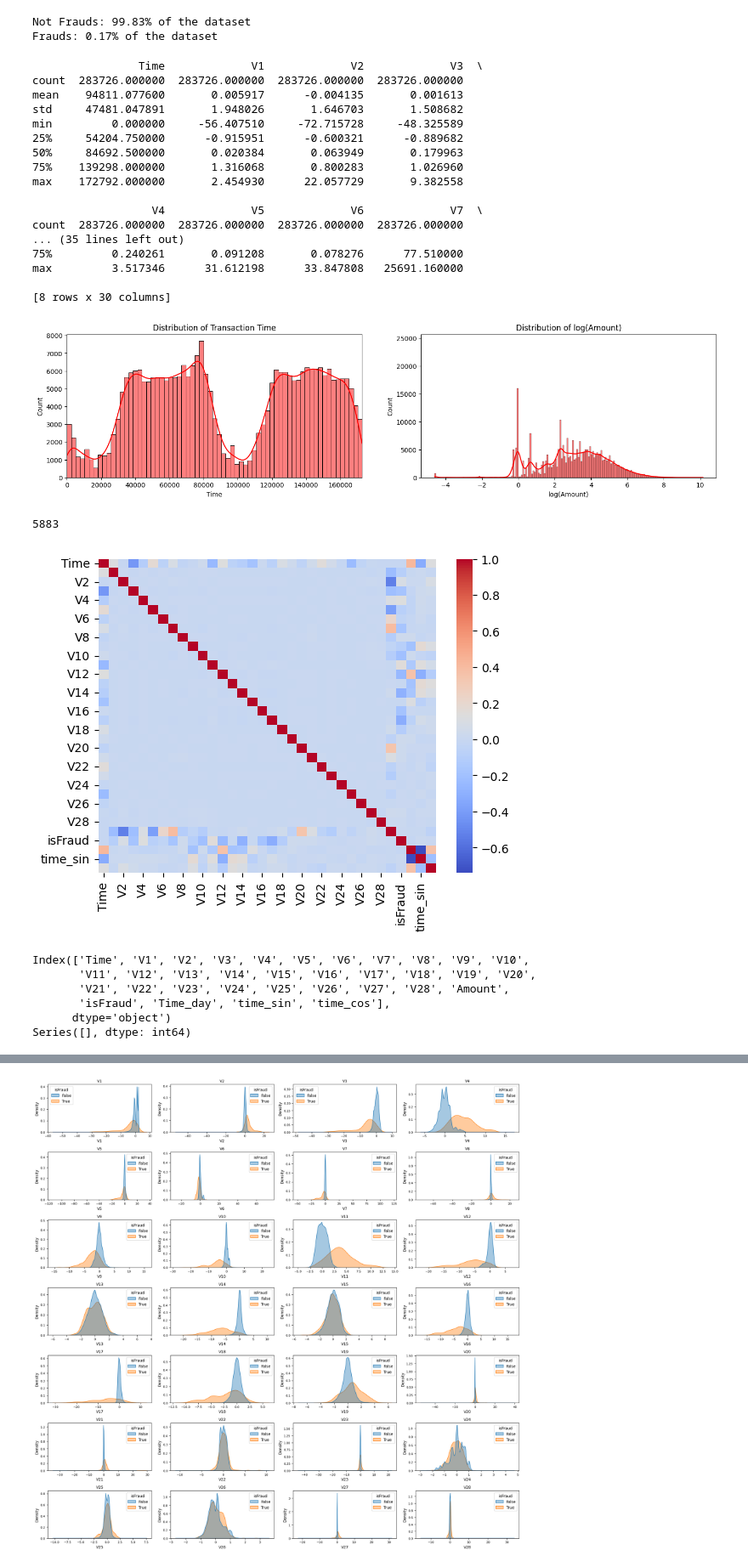
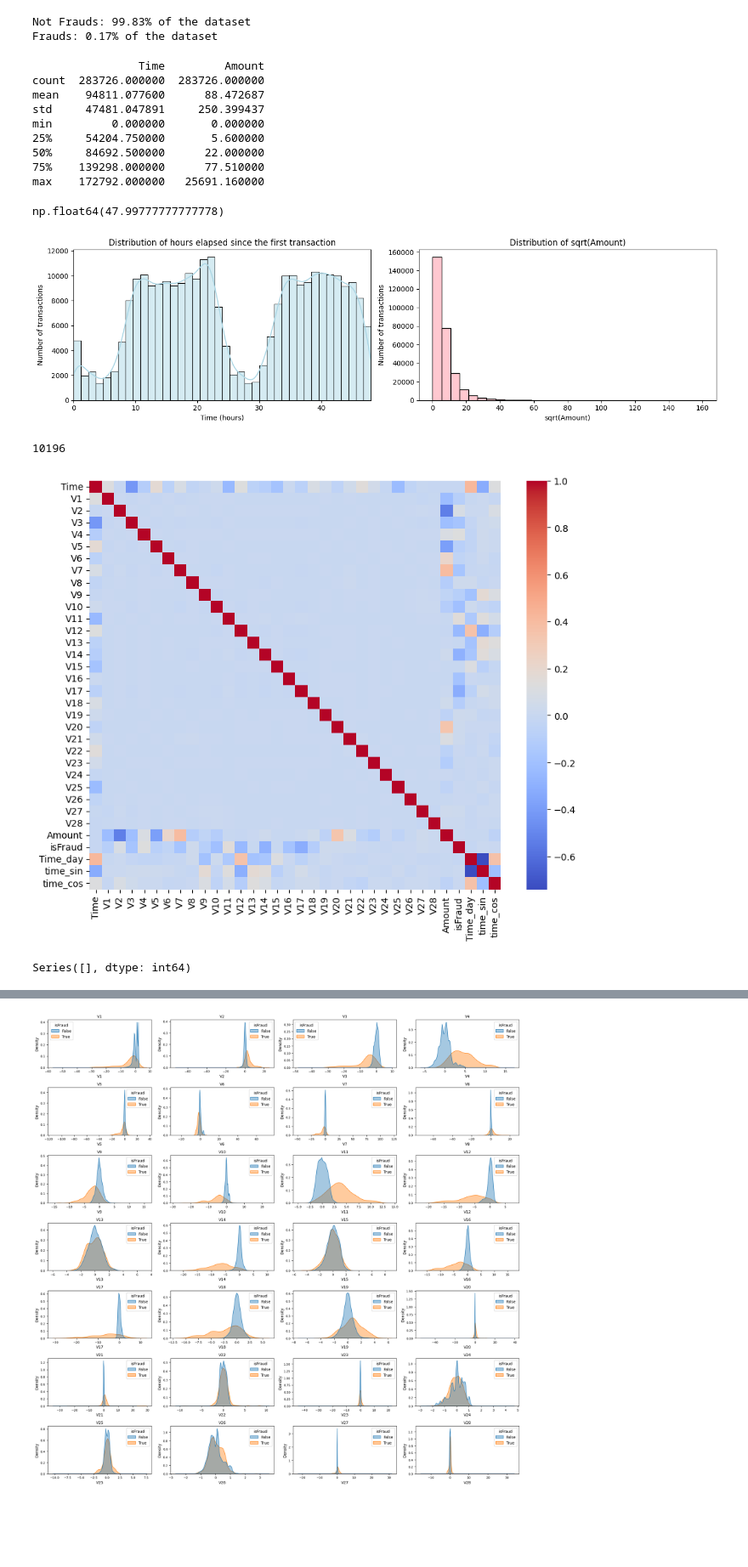
Before and after one commit to jdzuniga/fraud-detection, a Jupyter notebook: notebooks/exploration.ipynb, the cells around one changed output, grey strips where cells are left out. Shown at 85% size. Drawn from its saved outputs; the diff is of its cells as text; code cells hidden in the pictures; blank space fills up the shorter version.

```diff
--- a/notebooks/exploration.ipynb
+++ b/notebooks/exploration.ipynb
@@ -65,46 +65,45 @@ print("Frauds: {:.2f}% of the dataset".format(fraud_percentage.iloc[1]))
 Not Frauds: 99.83% of the dataset
 Frauds: 0.17% of the dataset
 # %%
-print(data.describe())
+print(data[["Time", "Amount"]].describe())
 # %% [output]
-                Time             V1             V2             V3  \
-count  283726.000000  283726.000000  283726.000000  283726.000000
-mean    94811.077600       0.005917      -0.004135       0.001613
-std     47481.047891       1.948026       1.646703       1.508682
-min         0.000000     -56.407510     -72.715728     -48.325589
-25%     54204.750000      -0.915951      -0.600321      -0.889682
-50%     84692.500000       0.020384       0.063949       0.179963
-75%    139298.000000       1.316068       0.800283       1.026960
-max    172792.000000       2.454930      22.057729       9.382558
-
-                  V4             V5             V6             V7  \
-count  283726.000000  283726.000000  283726.000000  283726.000000
-... (35 lines left out)
-75%         0.240261       0.091208       0.078276      77.510000
-max         3.517346      31.612198      33.847808   25691.160000
-
-[8 rows x 30 columns]
+                Time         Amount
+count  283726.000000  283726.000000
+mean    94811.077600      88.472687
+std     47481.047891     250.399437
+min         0.000000       0.000000
+25%     54204.750000       5.600000
+50%     84692.500000      22.000000
+75%    139298.000000      77.510000
+max    172792.000000   25691.160000
+# %%
+data["Time"].max() / (60 ** 2)
+# %% [output]
+np.float64(47.99777777777778)
 # %%
-fig, ax = plt.subplots(1, 2, figsize=(18,4))
+fig, ax = plt.subplots(1, 2, figsize=(14,4))
 
-time_values = data["Time"].values
-amount_values = data["Amount"].values
+hours_passed = data["Time"].values / (60 ** 2)
+amount_transformed = np.sqrt(data["Amount"].values)
 
-sns.histplot(time_values, ax=ax[0], kde=True, color="red")
-ax[0].set_title("Distribution of Transaction Time")
-ax[0].set_xlabel("Time")
-ax[0].set_xlim([min(time_values), max(time_values)])
+sns.histplot(hours_passed, ax=ax[0], kde=True, color="lightblue", bins=40)
+ax[0].set_title("Distribution of hours elapsed since the first transaction")
+ax[0].set_xlabel("Time (hours)")
+ax[0].set_xlim([min(hours_passed), max(hours_passed)])
+ax[0].set_ylabel("Number of transactions")
 
-sns.histplot(np.log(amount_values), kde=True, ax=ax[1], color="r")
-ax[1].set_title("Distribution of log(Amount)")
-ax[1].set_xlabel("log(Amount)")
-ax[1].set_ylim([min(amount_values), max(amount_values)])
 
+sns.histplot(amount_transformed, kde=False, ax=ax[1], color="lightpink", bins=30)
+ax[1].set_title("Distribution of sqrt(Amount)")
+ax[1].set_xlabel("sqrt(Amount)")
+ax[1].set_ylabel("Number of transactions")
+
+plt.tight_layout()
 plt.show()
 
-del time_values, amount_values
+del hours_passed, amount_transformed
 gc.collect()
 # %% [output]
-[figure, old version]
+[figure, new version]
-5883
+10196
 # %%
@@ -112,19 +114,14 @@ data["Time_day"] = data["Time"] / (60 * 60 * 24) % 1
 data["time_sin"] =  np.sin(2 * np.pi * data["Time_day"])
 data["time_cos"] =  np.cos(2 * np.pi * data["Time_day"])
 # %%
+plt.figure(figsize=(10, 8))
 corr = data.corr(numeric_only=True)
 sns.heatmap(corr, cmap='coolwarm')
 plt.show()
 
-print(data.columns)
 high_corr = (corr.abs() > 0.90).sum()
 print(high_corr[high_corr > 1])
 # %% [output]
-[figure, old version]
+[figure, new version]
-Index(['Time', 'V1', 'V2', 'V3', 'V4', 'V5', 'V6', 'V7', 'V8', 'V9', 'V10',
-       'V11', 'V12', 'V13', 'V14', 'V15', 'V16', 'V17', 'V18', 'V19', 'V20',
-       'V21', 'V22', 'V23', 'V24', 'V25', 'V26', 'V27', 'V28', 'Amount',
-       'isFraud', 'Time_day', 'time_sin', 'time_cos'],
-      dtype='object')
 Series([], dtype: int64)
 # %%
```
Also changed, not shown: parts of 10 cells of this notebook, 1 other file.
